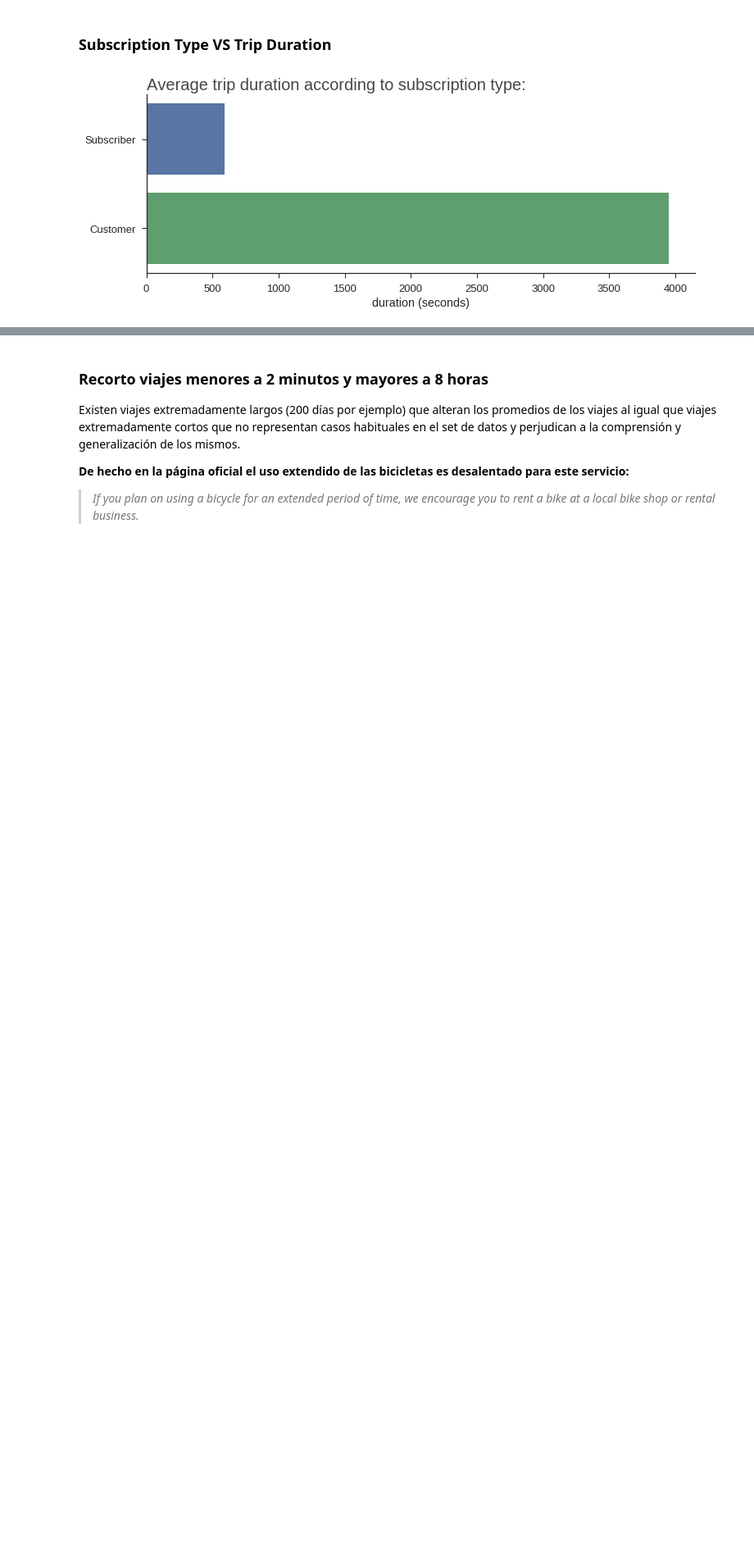
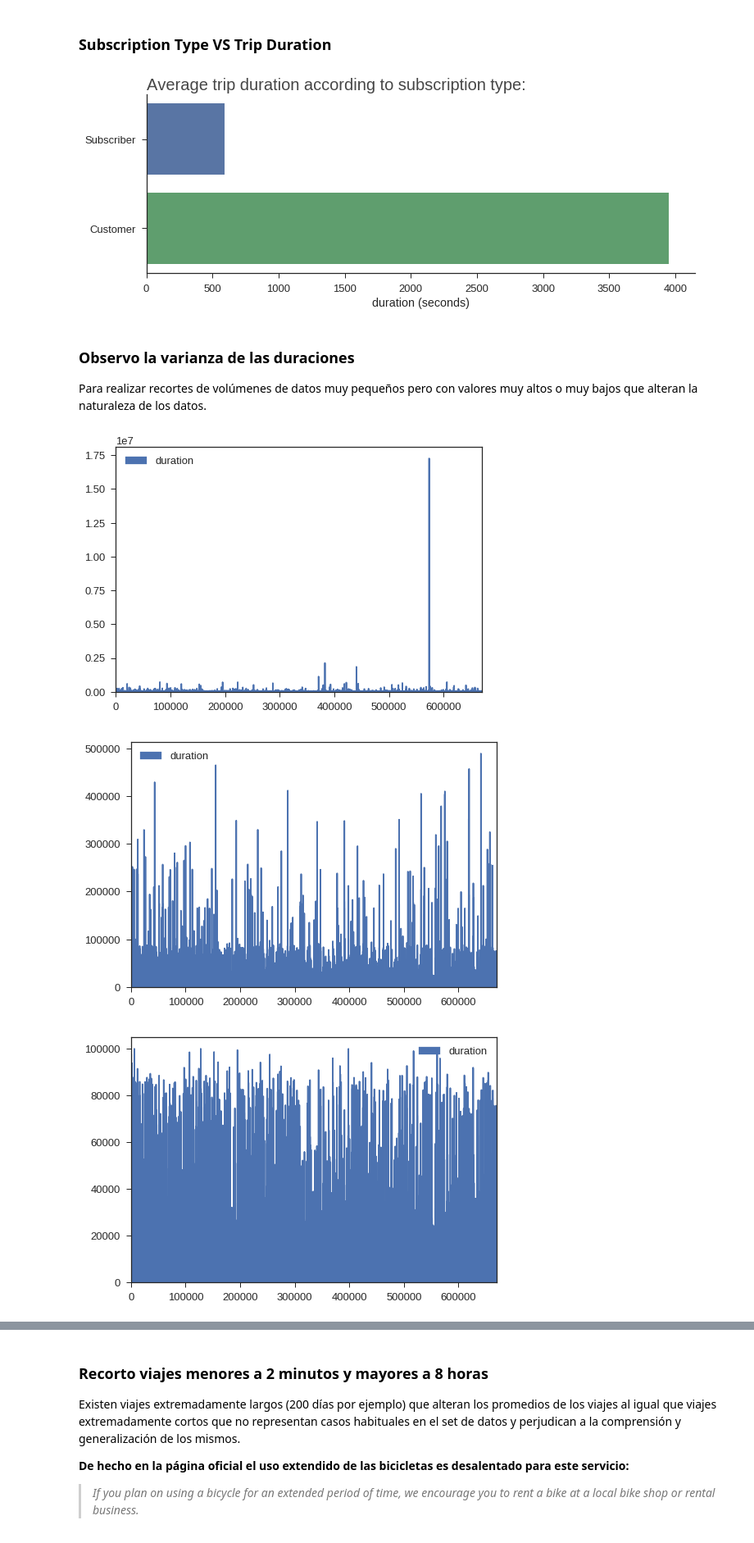
Before and after one commit to fpenovi/SFbikeTravelDuration, a Jupyter notebook: notebooks/01 - SubscriptionType_VS_TripDuration.ipynb, the cells around one changed output, grey strips where cells are left out. Shown at 82% size. Drawn from its saved outputs; the diff is of its cells as text; code cells hidden in the pictures; blank space fills up the shorter version.

```diff
--- a/notebooks/01 - SubscriptionType_VS_TripDuration.ipynb
+++ b/notebooks/01 - SubscriptionType_VS_TripDuration.ipynb
@@ -33,3 +33,15 @@ plt.show()
 # fig.savefig('../Visualizations/01.png')
 # %% [output]
 [figure]
+# %% [markdown]
+### Observo la varianza de las duraciones
+Para realizar recortes de volúmenes de datos muy pequeños pero con valores muy altos o muy bajos que alteran la naturaleza de los datos.
+# %%
+dfTrip[['duration']].plot(kind='area')
+dfTrip[(dfTrip.duration >= 120) & (dfTrip.duration <= 500000)][['duration']].plot(kind='area')
+dfTrip[(dfTrip.duration >= 120) & (dfTrip.duration <= 100000)][['duration']].plot(kind='area')
+plt.show();
+# %% [output]
+[figure, added]
+[figure, added]
+[figure, added]
```
Also changed, not shown: parts of 4 cells of this notebook, 1 other file.
